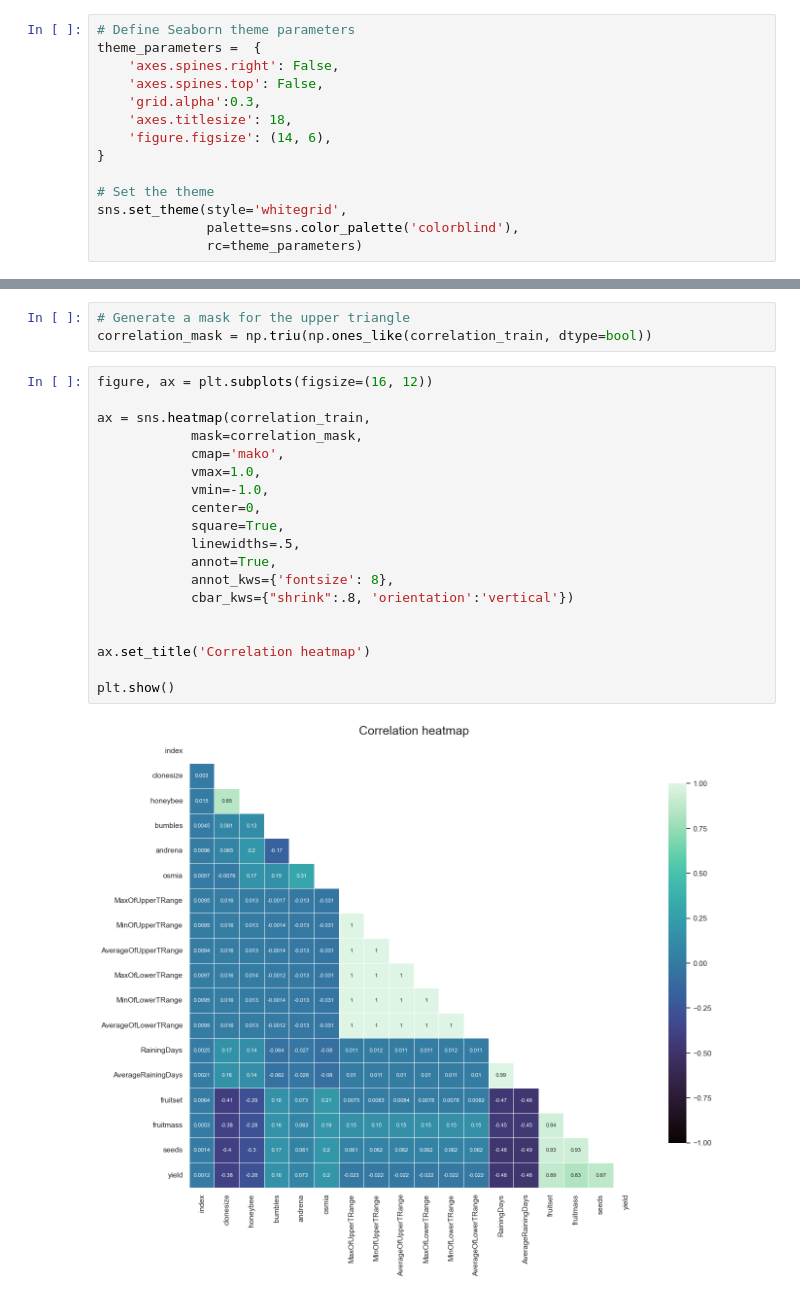
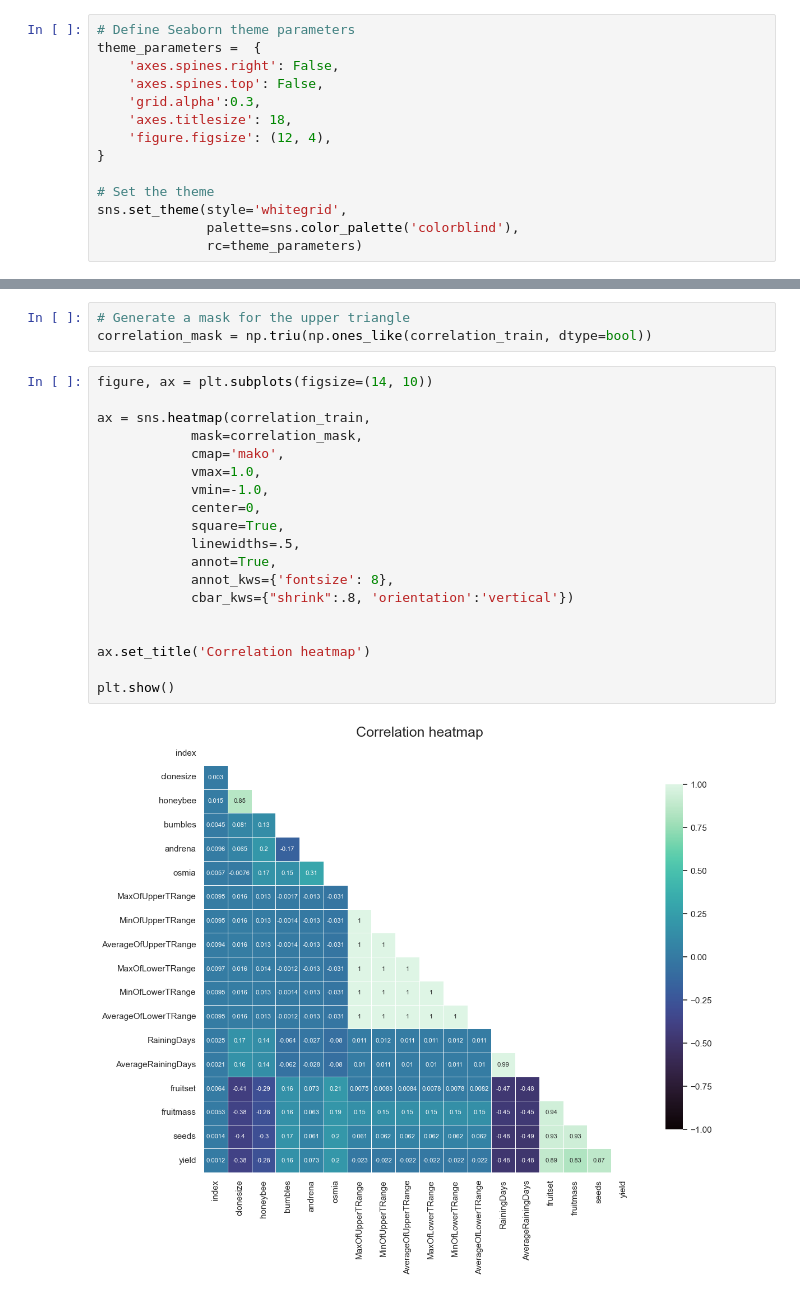
Before and after one commit to ruetha/kaggle_challenges, a Jupyter notebook: notebooks/wild_blueberry_yield_prediction.ipynb, the cells around one changed output, grey strips where cells are left out. Cells and saved outputs as stored; diff of their text form.

```diff
--- a/notebooks/wild_blueberry_yield_prediction.ipynb
+++ b/notebooks/wild_blueberry_yield_prediction.ipynb
@@ -35,7 +35,7 @@ theme_parameters =  {
     'axes.spines.top': False,
     'grid.alpha':0.3,
     'axes.titlesize': 18,
-    'figure.figsize': (14, 6),
+    'figure.figsize': (12, 4),
 }
 
 # Set the theme
@@ -208,25 +208,25 @@ correlation_train = df.corr(method='pearson')
 # Generate a mask for the upper triangle
 correlation_mask = np.triu(np.ones_like(correlation_train, dtype=bool))
 # %%
-figure, ax = plt.subplots(figsize=(16, 12))
+figure, ax = plt.subplots(figsize=(14, 10))
 
 ax = sns.heatmap(correlation_train,
             mask=correlation_mask,
             cmap='mako',
             vmax=1.0,
             vmin=-1.0,
             center=0,
             square=True,
             linewidths=.5,
             annot=True,
             annot_kws={'fontsize': 8},
             cbar_kws={"shrink":.8, 'orientation':'vertical'})
 
 
 ax.set_title('Correlation heatmap')
 
 plt.show()
 # %% [output]
-[figure, old version]
+[figure, new version]
 # %% [markdown]
 - The correlation matrix shows a very similar and a high correlation behaviour between the features 'fruitset', 'fruitmass' and 'seeds and the lable 'yield', thus the above hypotesis was quite likely correct
```
Also changed, not shown: parts of 14 cells of this notebook.
